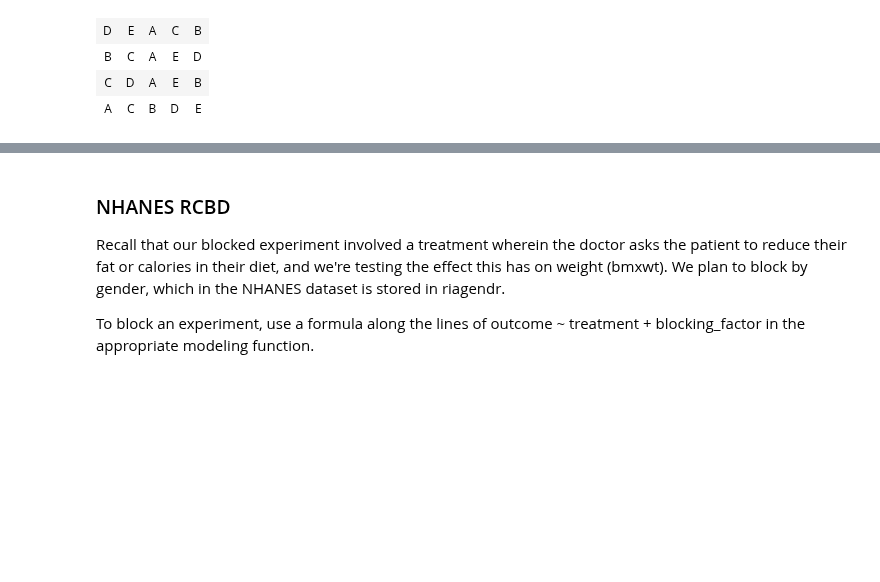
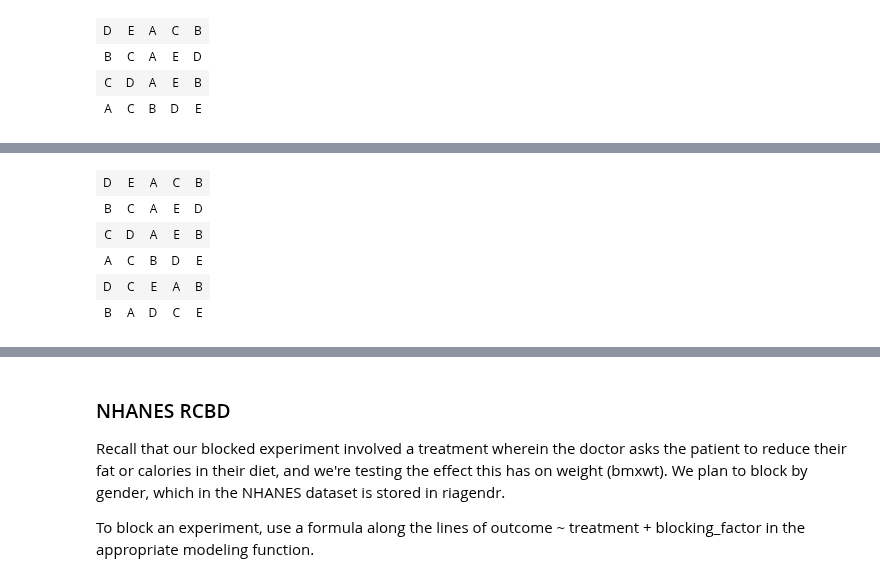
Before and after one commit to iamjz/R-Data, a Jupyter notebook: Design of Experiments.ipynb, the cells around one changed output, grey strips where cells are left out. Drawn from its saved outputs; the diff is of its cells as text; code cells hidden in the pictures; blank space fills up the shorter version.

```diff
--- a/Design of Experiments.ipynb
+++ b/Design of Experiments.ipynb
@@ -1729,0 +1754,10 @@ my_design_rcbd$sketch
+# %%
+my_design_rcbd <- design.rcbd(trt, r=6, seed = 42, serie=0)
+my_design_rcbd$sketch
+# %% [output]
+| D | E | A | C | B |
+| B | C | A | E | D |
+| C | D | A | E | B |
+| A | C | B | D | E |
+| D | C | E | A | B |
+| B | A | D | C | E |
```
Also changed, not shown: parts of 7 cells of this notebook, 4 other files.
